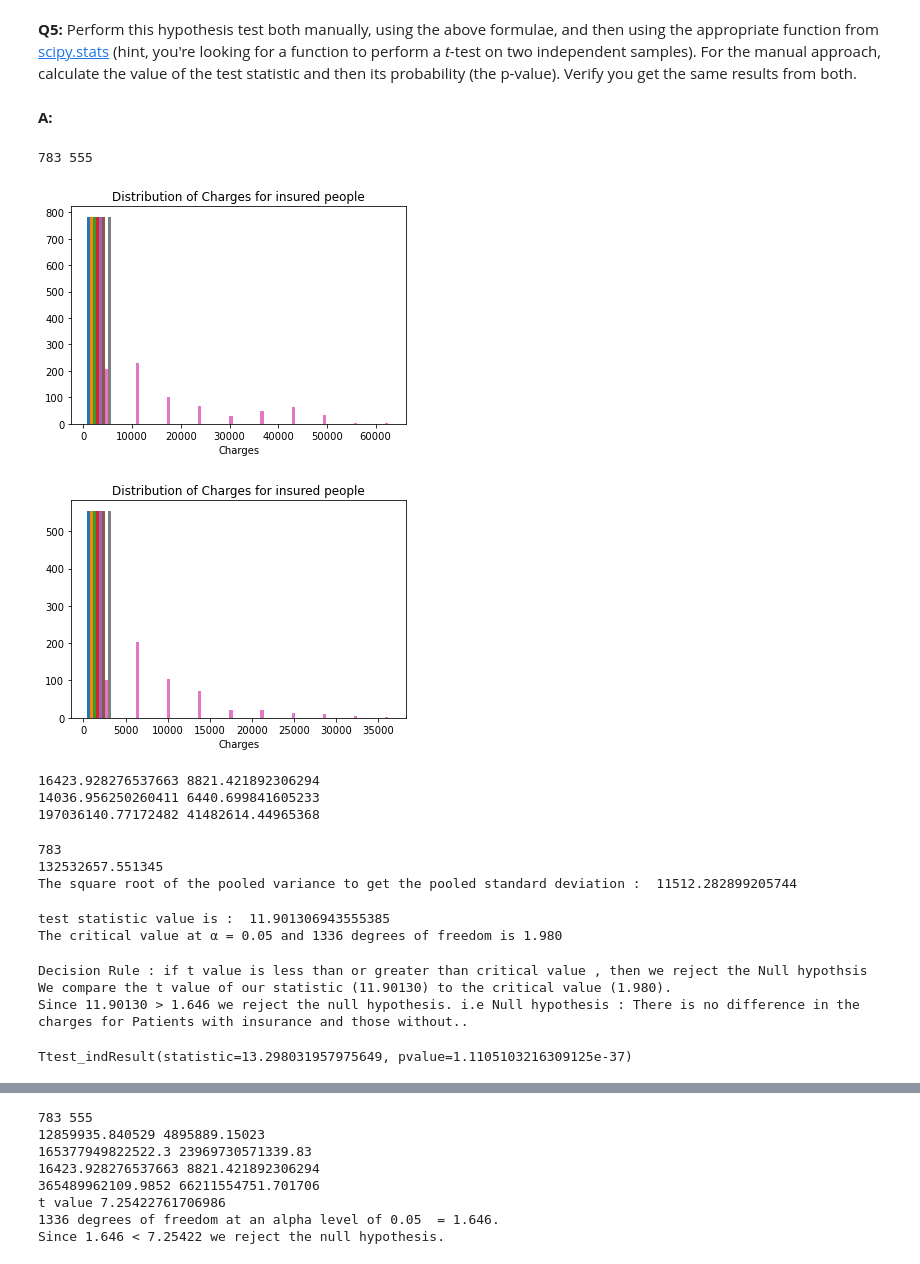
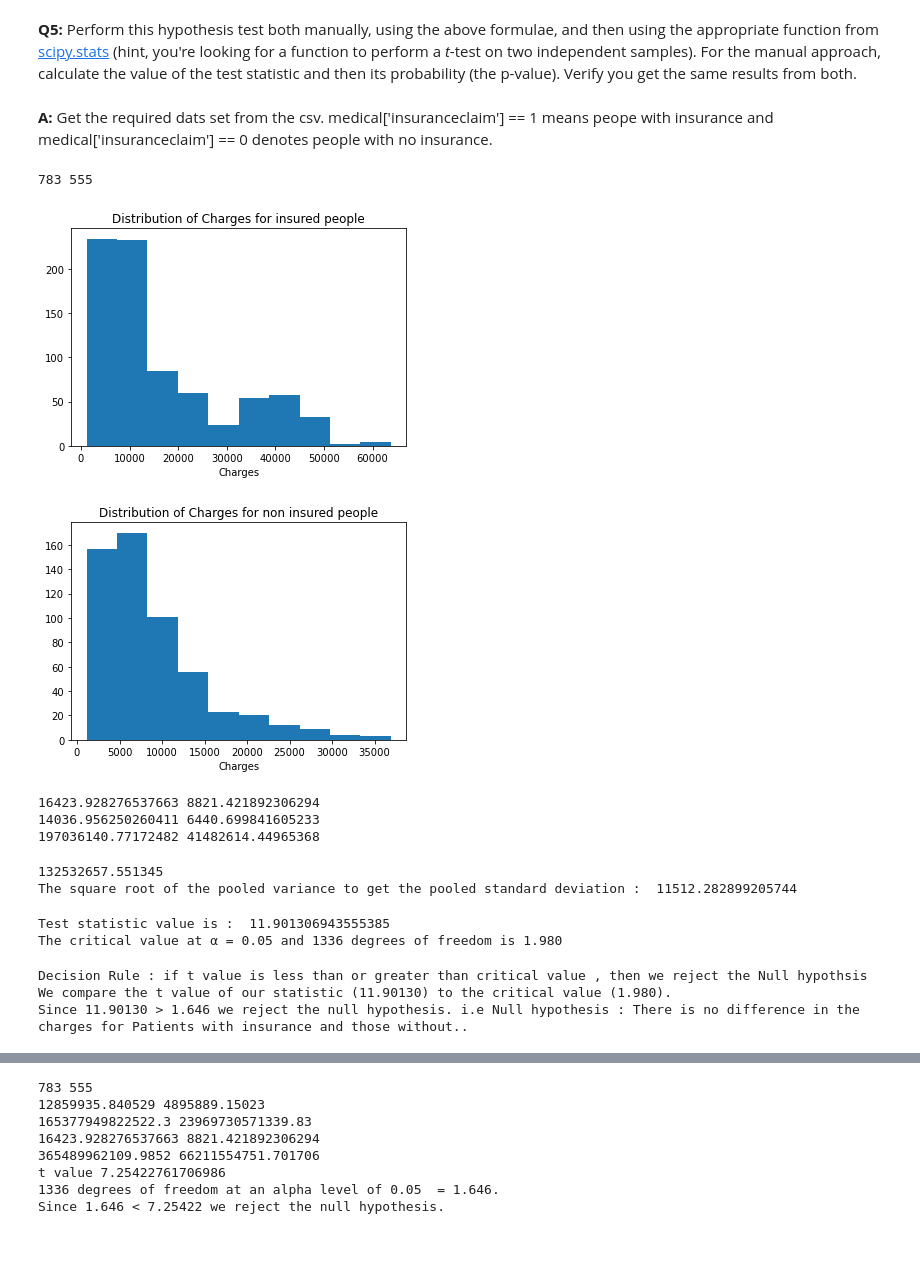
Before and after one commit to gitprojectspk/springboard, a Jupyter notebook: Frequentist_Case_Study/Frequentist_Inference_Case_Study_Part_B_updated.ipynb, the cells around one changed output, grey strips where cells are left out. Saved outputs shown, nothing was run; the diff lists cells and outputs as text; code cells hidden in the pictures.

```diff
--- a/Frequentist_Case_Study/Frequentist_Inference_Case_Study_Part_B_updated.ipynb
+++ b/Frequentist_Case_Study/Frequentist_Inference_Case_Study_Part_B_updated.ipynb
@@ -127,30 +130,30 @@ Null hypothesis : There is no difference in the charges for Patients with insura
 Alternate Hypothesis : These is difference in charges for Patients with insurance and those without. (μA != μB)
 # %% [markdown]
 __Q5:__ Perform this hypothesis test both manually, using the above formulae, and then using the appropriate function from [scipy.stats](https://docs.scipy.org/doc/scipy/reference/stats.html#statistical-tests) (hint, you're looking for a function to perform a _t_-test on two independent samples). For the manual approach, calculate the value of the test statistic and then its probability (the p-value). Verify you get the same results from both.
-# %% [markdown]
-__A:__
+# %% [markdown]
+__A:__  Get the required dats set from the csv. medical['insuranceclaim'] == 1 means peope with insurance and medical['insuranceclaim'] == 0 denotes people with no insurance.
 # %%
 insured_grp = medical.loc[medical['insuranceclaim'] == 1]
 insured_grp_n = len(insured_grp)
 noninsured_grp = medical.loc[medical['insuranceclaim'] == 0]
 noninsured_grp_n = len(noninsured_grp)
 print(insured_grp_n, noninsured_grp_n)
 
-_ = plt.hist(insured_grp)
+_ = plt.hist(insured_grp['charges'])
 _ = plt.xlabel('Charges')
 #_ = plt.ylabel('number of people')
 _ = plt.title('Distribution of Charges for insured people')
 plt.show()
 
-_ = plt.hist(noninsured_grp)
+_ = plt.hist(noninsured_grp['charges'])
 _ = plt.xlabel('Charges')
 #_ = plt.ylabel('number of people')
-_ = plt.title('Distribution of Charges for insured people')
+_ = plt.title('Distribution of Charges for non insured people')
 plt.show()
 # %% [output]
 783 555
-[figure, old version]
+[figure, new version]
-[figure, old version]
+[figure, new version]
 # %%
 # calculating mean
 insured_grp_mean = np.mean(insured_grp['charges'])
@@ -171,7 +174,6 @@ print(insured_grp_var, noninsured_grp_var)
 197036140.77172482 41482614.44965368
 # %%
 # formula found on https://www.jmp.com/en_us/statistics-knowledge-portal/t-test/two-sample-t-test.html
-print(insured_grp_n)
 
 #We start by calculating our test statistic. This calculation begins with finding the difference between the two averages:
 #This difference in our samples estimates the difference between the population means for the two groups.
@@ -180,16 +182,15 @@ mean_diff = insured_grp_mean - noninsured_grp_mean
 # Next, we calculate the pooled standard deviation. This builds a combined estimate of the overall standard deviation.
 #The estimate adjusts for different group sizes. First, we calculate the pooled variance:
 
+#**************** when the var is equal **************
 vp = ( ((insured_grp_n - 1) * (insured_grp_s**2)) + ((noninsured_grp_n - 1) * (noninsured_grp_s**2))) / (insured_grp_n + noninsured_grp_n - 2)
 print(vp)
-#vp1 = ( ((782) * (197036140.77172482)) + ((554) * (41482614.44965367))  ) / (783 + 555 - 2)
-#print(vp1)
+
 #Next, we take the square root of the pooled variance to get the pooled standard deviation. This is:
 sp = np.sqrt(vp)
 
 print('The square root of the pooled variance to get the pooled standard deviation : ', sp)
 # %% [output]
-783
 132532657.551345
 The square root of the pooled variance to get the pooled standard deviation :  11512.282899205744
 # %%
@@ -200,7 +201,7 @@ deno = (sp*np.sqrt((1/insured_grp_n) + (1/noninsured_grp_n)) )
 #the pooled standard deviation and the sample sizes.  We calculate our test statistic as follows:
 #t = differnece of group averages/standard error of difference
 t = mean_diff/(sp*(np.sqrt(  (1/insured_grp_n) + (1/noninsured_grp_n) )))
-print('test statistic value is : ', t)
+print('Test statistic value is : ', t)
 
 #calculate critical value
 #We find the theoretical value from the t-distribution based on our null hypothesis which states that the means for 2 groups are equal.
@@ -210,7 +211,7 @@ df = (insured_grp_n + noninsured_grp_n) - 2
 #The t value with α = 0.05 and 1336 degrees of freedom is 1.980.
 print('The critical value at α = 0.05 and 1336 degrees of freedom is 1.980')
 # %% [output]
-test statistic value is :  11.901306943555385
+Test statistic value is :  11.901306943555385
 The critical value at α = 0.05 and 1336 degrees of freedom is 1.980
 # %%
 #A p value is used in hypothesis testing to help you support or reject the null hypothesis.
@@ -223,7 +224,3 @@ print('Since 11.90130 > 1.646 we reject the null hypothesis. i.e Null hypothesis
 Decision Rule : if t value is less than or greater than critical value , then we reject the Null hypothsis
 We compare the t value of our statistic (11.90130) to the critical value (1.980).
 Since 11.90130 > 1.646 we reject the null hypothesis. i.e Null hypothesis : There is no difference in the charges for Patients with insurance and those without..
-# %%
-stats.ttest_ind(insured_grp['charges'], noninsured_grp['charges'], axis=0, equal_var=False)
-# %% [output]
-Ttest_indResult(statistic=13.298031957975649, pvalue=1.1105103216309125e-37)
```
Also changed, not shown: parts of 11 cells of this notebook.
